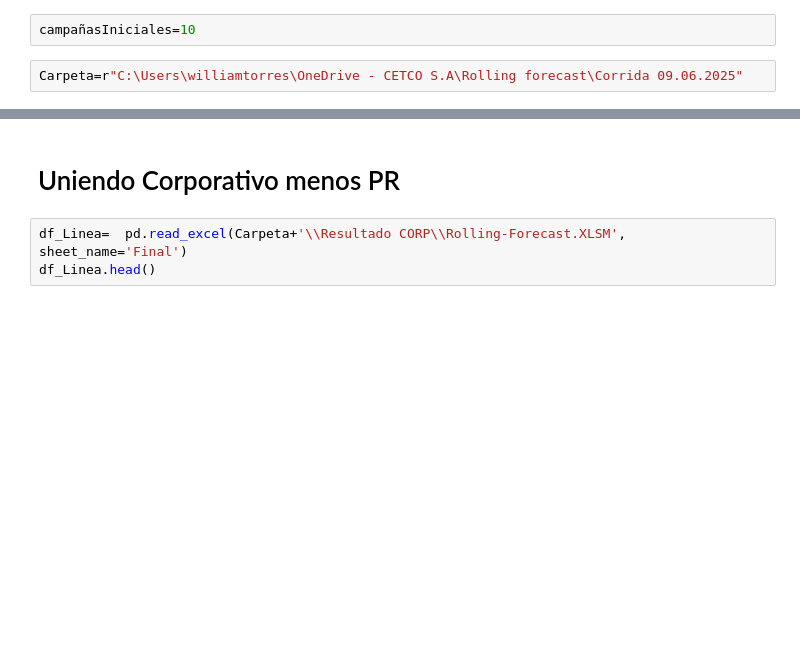
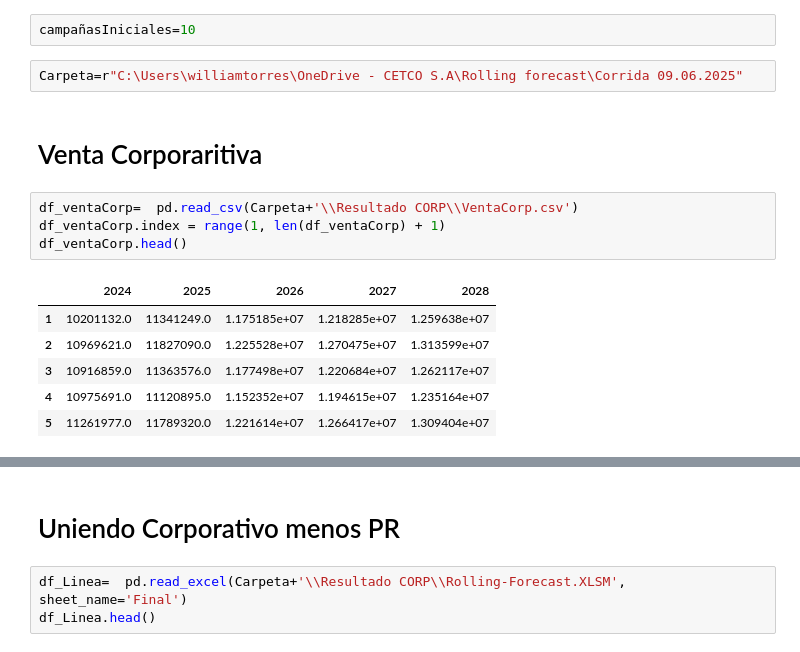
Before and after one commit to Williamindustrial/Rolling-Forecast-Belcorp, a Jupyter notebook: CalculoGraficasRolling.ipynb, the cells around one changed output, grey strips where cells are left out. Saved outputs shown, nothing was run; the diff lists cells and outputs as text; blank space fills up the shorter version.

```diff
--- a/CalculoGraficasRolling.ipynb
+++ b/CalculoGraficasRolling.ipynb
@@ -9,3 +9,16 @@ import numpy as np
 campañasIniciales=10
 # %%
 Carpeta=r"C:\Users\williamtorres\OneDrive - CETCO S.A\Rolling forecast\Corrida 09.06.2025"
+# %% [markdown]
+# Venta Corporaritiva
+# %%
+df_ventaCorp=  pd.read_csv(Carpeta+'\\Resultado CORP\\VentaCorp.csv')
+df_ventaCorp.index = range(1, len(df_ventaCorp) + 1)
+df_ventaCorp.head()
+# %% [output]
+|  | 2024 | 2025 | 2026 | 2027 | 2028 |
+| 1 | 10201132.0 | 11341249.0 | 1.175185e+07 | 1.218285e+07 | 1.259638e+07 |
+| 2 | 10969621.0 | 11827090.0 | 1.225528e+07 | 1.270475e+07 | 1.313599e+07 |
+| 3 | 10916859.0 | 11363576.0 | 1.177498e+07 | 1.220684e+07 | 1.262117e+07 |
+| 4 | 10975691.0 | 11120895.0 | 1.152352e+07 | 1.194615e+07 | 1.235164e+07 |
+| 5 | 11261977.0 | 11789320.0 | 1.221614e+07 | 1.266417e+07 | 1.309404e+07 |
```
Also changed, not shown: parts of 13 cells of this notebook, 2 other files.
